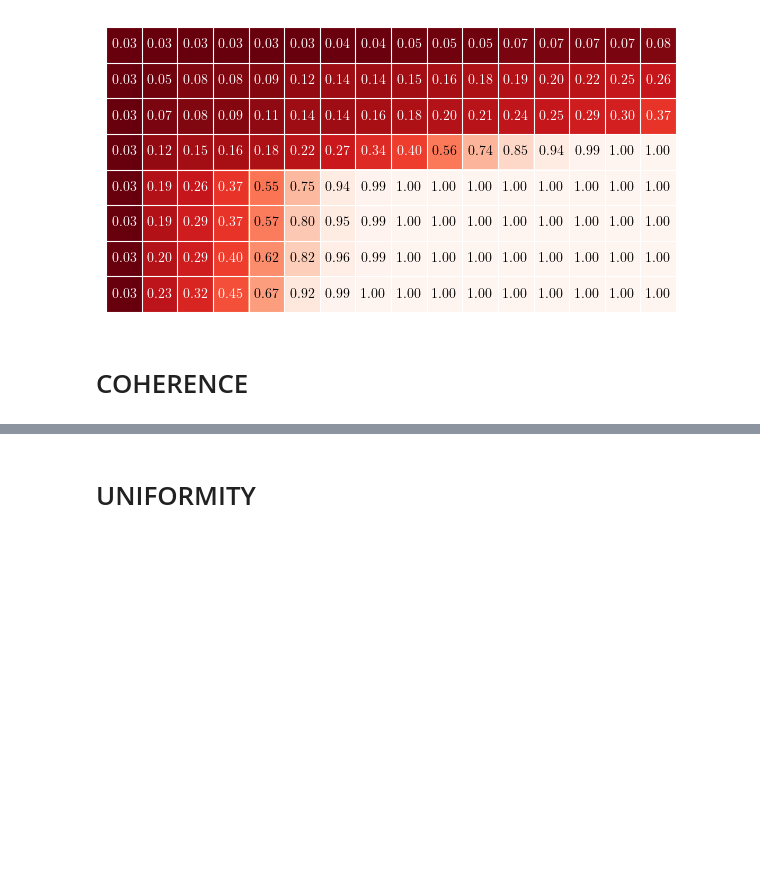
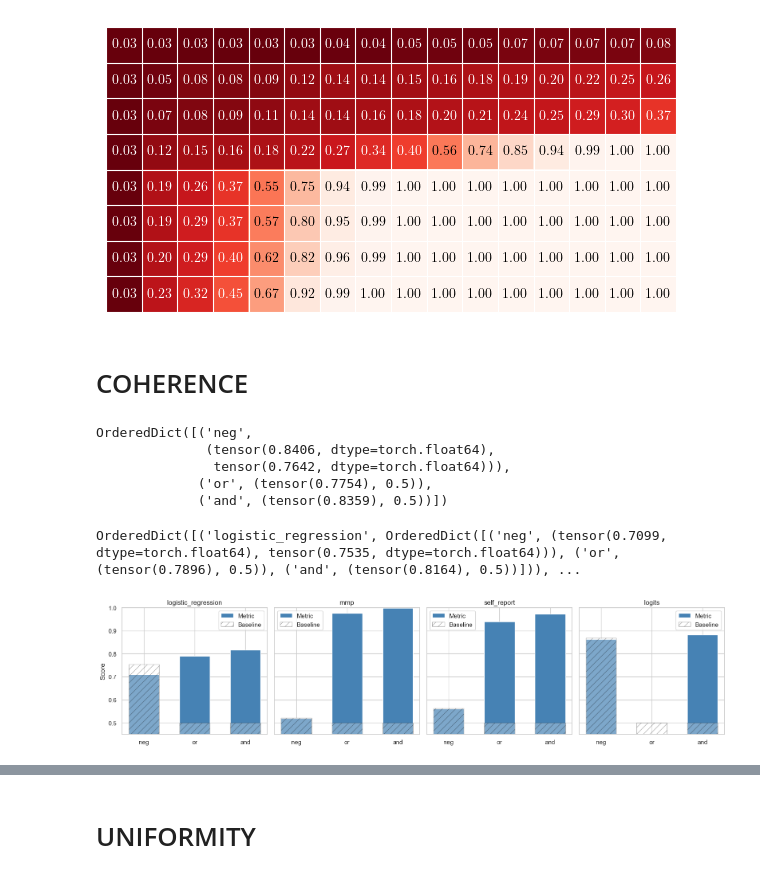
Before and after one commit to Supersheep7/tests_for_beliefs, a Jupyter notebook: test_datasets.ipynb, the cells around one changed output, grey strips where cells are left out. Drawn from its saved outputs; the diff is of its cells as text; code cells hidden in the pictures; blank space fills up the shorter version.

Commit message:
first try implementing headwise for coh and unif

```diff
--- a/test_datasets.ipynb
+++ b/test_datasets.ipynb
@@ -233,0 +322,49 @@ plt.show()
+# %%
+data_ordered[0]['logistic_regression']
+# %% [output]
+OrderedDict([('neg',
+              (tensor(0.8406, dtype=torch.float64),
+               tensor(0.7642, dtype=torch.float64))),
+             ('or', (tensor(0.7754), 0.5)),
+             ('and', (tensor(0.8359), 0.5))])
+# %%
+model = 'gpt-j'
+
+order = ['llama', 'llama_instruct', 'gpt-j', 'gemma', 'gemma_instruct']
+
+data = data_ordered[order.index(model)]
+
+print(data)
+
+tests = ['neg', 'or', 'and']
+models = list(data.keys())
+bar_width = 0.6
+
+fig, axes = plt.subplots(1, len(models), figsize=(16,4), sharey=True)
+
+for i, model in enumerate(models):
+    metrics = [data[model][t][0] for t in tests]
+    baselines = [data[model][t][1] for t in tests]
+
+    x = np.arange(len(tests))
+
+    # Plot baseline first
+    # Plot metric on top
+    axes[i].bar(x, metrics, color='steelblue', width=bar_width, label='Metric')
+    axes[i].bar(x, baselines, color='white', width=bar_width, label='Baseline', alpha=0.3, edgecolor='black', hatch='//')
+
+    axes[i].set_xticks(x)
+    axes[i].set_xticklabels(tests)
+    axes[i].set_title(model)
+    axes[i].grid(True)
+    axes[i].set_ylim(0.45, 1.0)
+
+    if i == 0:
+        axes[i].set_ylabel('Score')
+    axes[i].legend()
+
+plt.tight_layout()
+plt.show()
+# %% [output]
+OrderedDict([('logistic_regression', OrderedDict([('neg', (tensor(0.7099, dtype=torch.float64), tensor(0.7535, dtype=torch.float64))), ('or', (tensor(0.7896), 0.5)), ('and', (tensor(0.8164), 0.5))])), ...
+[figure, added]
```
Also changed, not shown: parts of 15 cells of this notebook, 3 other files.
